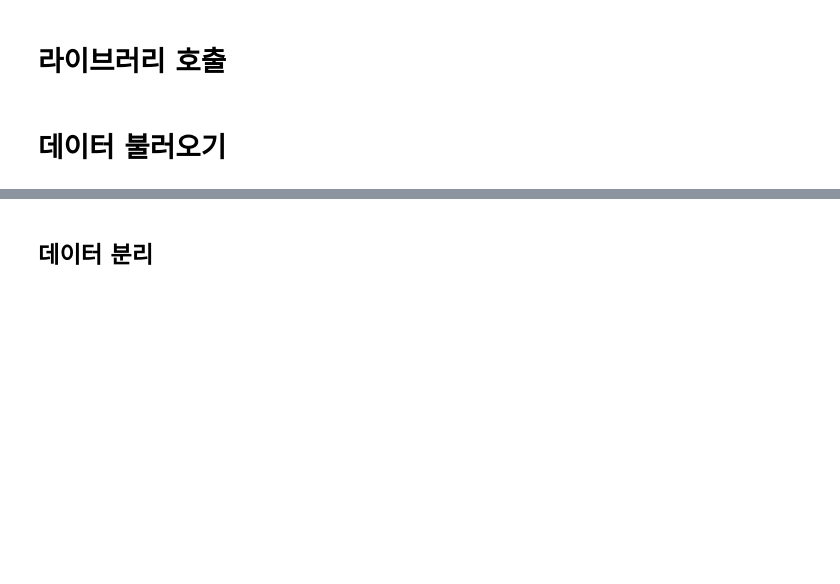
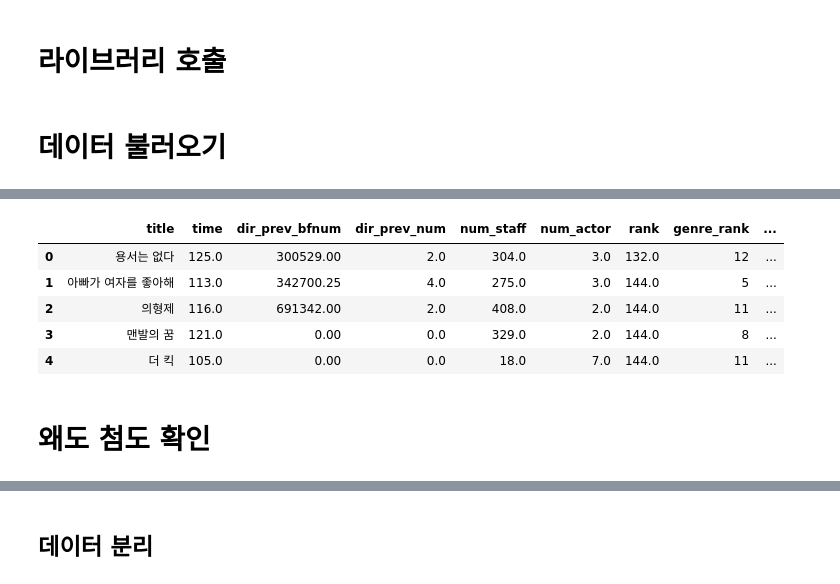
Before and after one commit to dhjkl123/dacon, a Jupyter notebook: movie/movie2.ipynb, the cells around one changed output, grey strips where cells are left out. Drawn from its saved outputs; the diff is of its cells as text; code cells hidden in the pictures; blank space fills up the shorter version.

```diff
--- a/movie/movie2.ipynb
+++ b/movie/movie2.ipynb
@@ -31,4 +31,4 @@ import Util_for_sklearn_ksw as ufs
 # 데이터 불러오기
 # %%
 train = pd.read_csv('train.csv')
-test = pd.read_csv('train.csv')
+test = pd.read_csv('test.csv')
@@ -34,0 +45,10 @@ test = pd.read_csv('train.csv')
+# %%
+test.drop('Unnamed: 0',axis=1,inplace=True)
+test.head()
+# %% [output]
+|  | title | time | dir_prev_bfnum | dir_prev_num | num_staff | num_actor | rank | genre_rank | ... |
+| 0 | 용서는 없다 | 125.0 | 300529.00 | 2.0 | 304.0 | 3.0 | 132.0 | 12 | ... |
+| 1 | 아빠가 여자를 좋아해 | 113.0 | 342700.25 | 4.0 | 275.0 | 3.0 | 144.0 | 5 | ... |
+| 2 | 의형제 | 116.0 | 691342.00 | 2.0 | 408.0 | 2.0 | 144.0 | 11 | ... |
+| 3 | 맨발의 꿈 | 121.0 | 0.00 | 0.0 | 329.0 | 2.0 | 144.0 | 8 | ... |
+| 4 | 더 킥 | 105.0 | 0.00 | 0.0 | 18.0 | 7.0 | 144.0 | 11 | ... |
@@ -34,0 +57,2 @@ test = pd.read_csv('train.csv')
+# %% [markdown]
+# 왜도 첨도 확인
```
Also changed, not shown: parts of 41 cells of this notebook, 9 other files.
